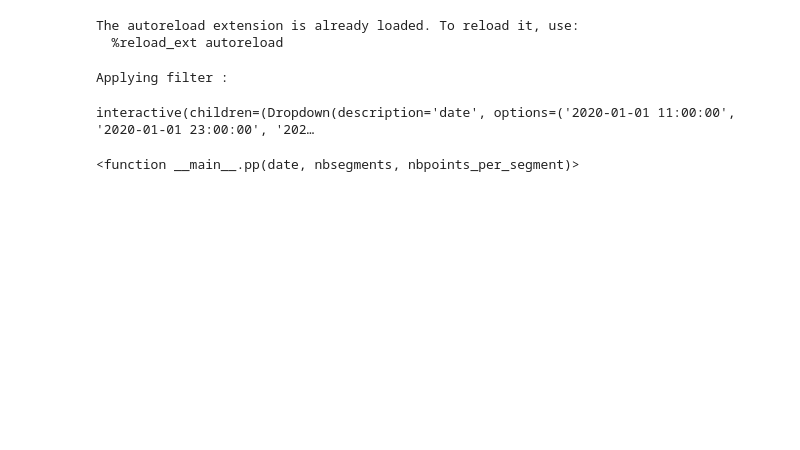
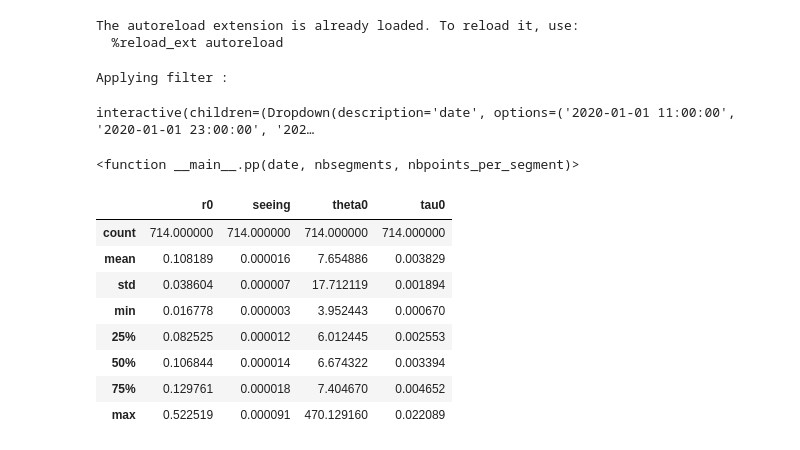
Before and after one commit to eklz/Gauss-Legendre-quadrature, a Jupyter notebook: Codes/visu.ipynb, the cells around one changed output. Cells and saved outputs as stored; diff of their text form; code cells hidden in the pictures; blank space fills up the shorter version.

```diff
--- a/Codes/visu.ipynb
+++ b/Codes/visu.ipynb
@@ -49,3 +49,15 @@ interact(pp, date = data.dates, nbsegments = 10, nbpoints_per_segment = 10)
 # %% [output]
 interactive(children=(Dropdown(description='date', options=('2020-01-01 11:00:00', '2020-01-01 23:00:00', '202…
 <function __main__.pp(date, nbsegments, nbpoints_per_segment)>
+# %%
+data.moments().describe()
+# %% [output]
+|  | r0 | seeing | theta0 | tau0 |
+| count | 714.000000 | 714.000000 | 714.000000 | 714.000000 |
+| mean | 0.108189 | 0.000016 | 7.654886 | 0.003829 |
+| std | 0.038604 | 0.000007 | 17.712119 | 0.001894 |
+| min | 0.016778 | 0.000003 | 3.952443 | 0.000670 |
+| 25% | 0.082525 | 0.000012 | 6.012445 | 0.002553 |
+| 50% | 0.106844 | 0.000014 | 6.674322 | 0.003394 |
+| 75% | 0.129761 | 0.000018 | 7.404670 | 0.004652 |
+| max | 0.522519 | 0.000091 | 470.129160 | 0.022089 |
```
Also changed, not shown: parts of 1 cell of this notebook.
